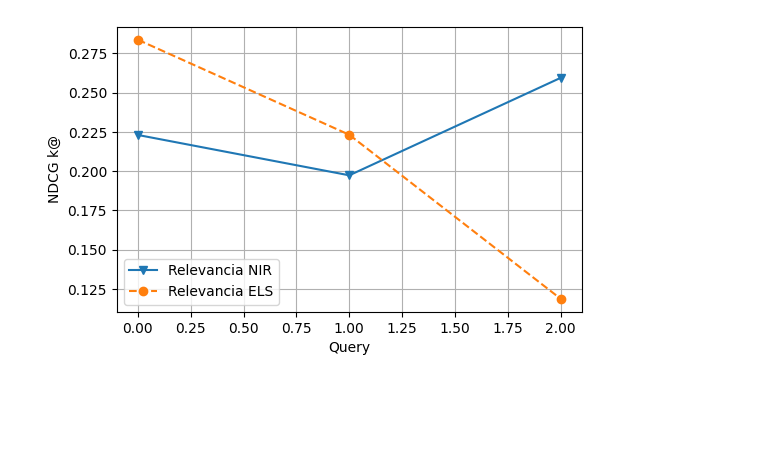
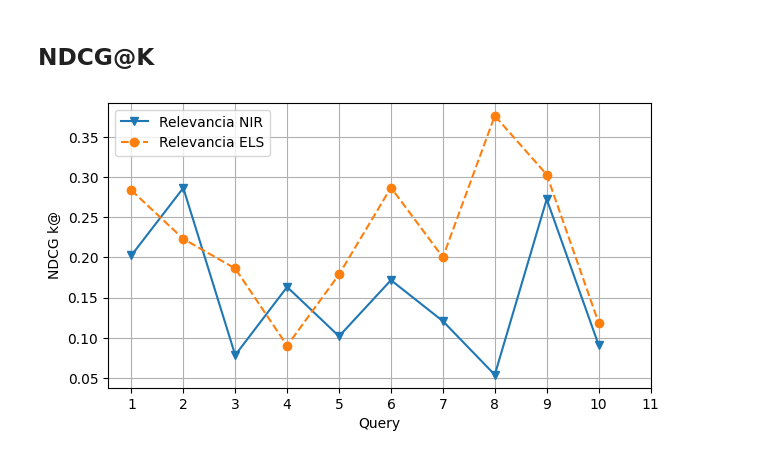
Before and after one commit to sira-serverless-ir-arch/evaluete-nir, a Jupyter notebook: evaluetion.ipynb, the cells around one changed output. Cells and saved outputs as stored; diff of their text form; code cells hidden in the pictures; blank space fills up the shorter version.

```diff
--- a/evaluetion.ipynb
+++ b/evaluetion.ipynb
@@ -37,10 +65,21 @@ ax.grid(True)
+# %% [markdown]
+## NDCG@K
 # %%
-fig, ax = plt.subplots(figsize=(6, 3.7))
-ax.plot(metrics['nir_ndcg_k'], 'v', label='Relevancia NIR', linestyle='-')
-ax.plot(metrics['els_ndcg_k'], 'o', label='Relevancia ELS', linestyle='--')
+nirndcg = ev.dict_to_list(nir_ndcg['nir_ndcg_k'])[:10]
+elsndcg = ev.dict_to_list(els_ndcg['els_ndcg_k'])[:10]
+
+fig, ax = plt.subplots(figsize=(7, 3.7))
+ax.plot(nirndcg, 'v', label='Relevancia NIR', linestyle='-')
+ax.plot(elsndcg, 'o', label='Relevancia ELS', linestyle='--')
+
+x_stick = [0, 1, 2, 3, 4, 5, 6, 7, 8, 9, 10]
+x_labels = ["1", "2", "3", "4", "5", "6", "7", "8", "9", "10", "11"]
+plt.xticks(ticks=x_stick, labels=x_labels)
+plt.xticks(ticks=x_stick, labels=x_labels)
+
 ax.set_xlabel('Query')
 ax.set_ylabel('NDCG k@')
 ax.legend()
 ax.grid(True)
 # %% [output]
-[figure, old version]
+[figure, new version]
```
Also changed, not shown: parts of 7 cells of this notebook, 7 other files.
